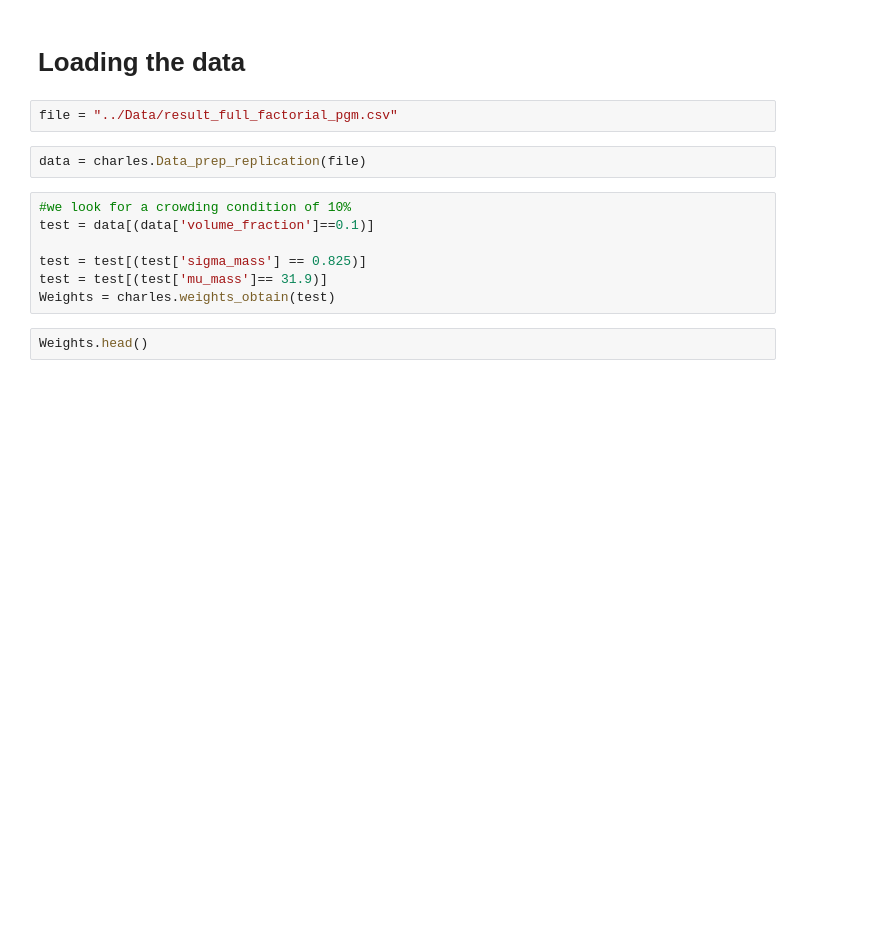
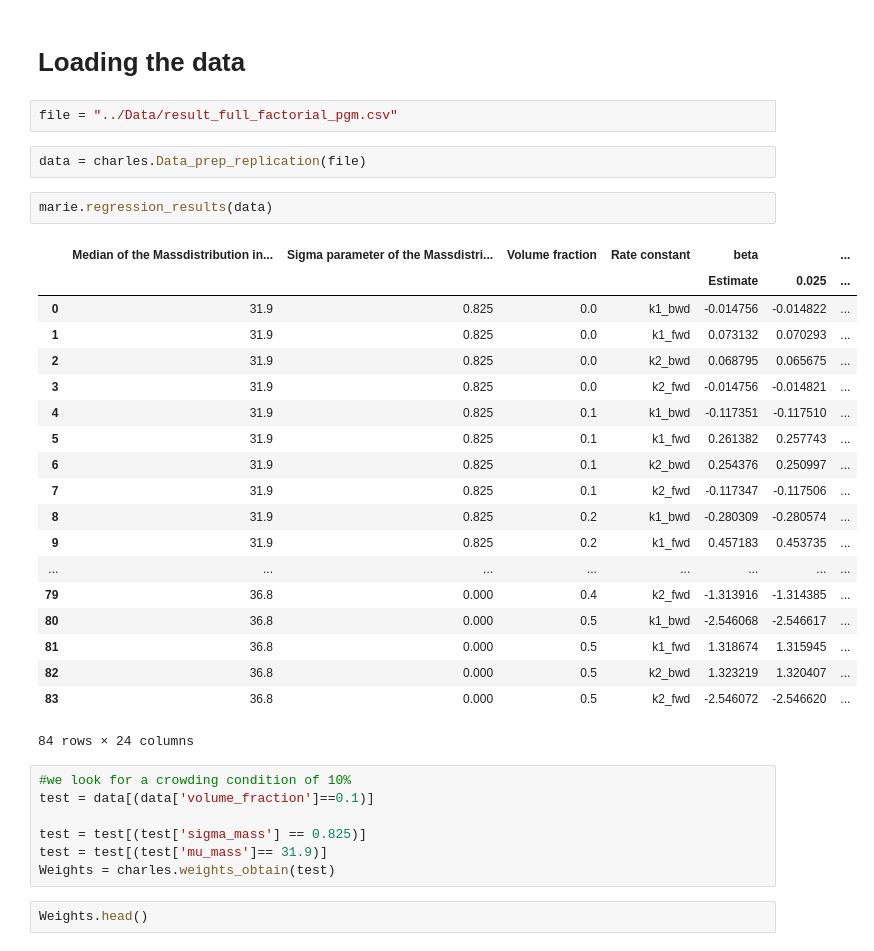
Before and after one commit to WilliamCappelletti/ML_CS433_project2, a Jupyter notebook: src/exploration.ipynb, the cells around one changed output. Cells and saved outputs as stored; diff of their text form; blank space fills up the shorter version.

```diff
--- a/src/exploration.ipynb
+++ b/src/exploration.ipynb
@@ -25,6 +26,28 @@ import general_code
 file = "../Data/result_full_factorial_pgm.csv"
 # %%
 data = charles.Data_prep_replication(file)
+# %%
+marie.regression_results(data)
+# %% [output]
+|  | Median of the Massdistribution in... | Sigma parameter of the Massdistri... | Volume fraction | Rate constant | beta |  | ... |
+|  |  |  |  |  | Estimate | 0.025 | ... |
+| 0 | 31.9 | 0.825 | 0.0 | k1_bwd | -0.014756 | -0.014822 | ... |
+| 1 | 31.9 | 0.825 | 0.0 | k1_fwd | 0.073132 | 0.070293 | ... |
+| 2 | 31.9 | 0.825 | 0.0 | k2_bwd | 0.068795 | 0.065675 | ... |
+| 3 | 31.9 | 0.825 | 0.0 | k2_fwd | -0.014756 | -0.014821 | ... |
+| 4 | 31.9 | 0.825 | 0.1 | k1_bwd | -0.117351 | -0.117510 | ... |
+| 5 | 31.9 | 0.825 | 0.1 | k1_fwd | 0.261382 | 0.257743 | ... |
+| 6 | 31.9 | 0.825 | 0.1 | k2_bwd | 0.254376 | 0.250997 | ... |
+| 7 | 31.9 | 0.825 | 0.1 | k2_fwd | -0.117347 | -0.117506 | ... |
+| 8 | 31.9 | 0.825 | 0.2 | k1_bwd | -0.280309 | -0.280574 | ... |
+| 9 | 31.9 | 0.825 | 0.2 | k1_fwd | 0.457183 | 0.453735 | ... |
+| ... | ... | ... | ... | ... | ... | ... | ... |
+| 79 | 36.8 | 0.000 | 0.4 | k2_fwd | -1.313916 | -1.314385 | ... |
+| 80 | 36.8 | 0.000 | 0.5 | k1_bwd | -2.546068 | -2.546617 | ... |
+| 81 | 36.8 | 0.000 | 0.5 | k1_fwd | 1.318674 | 1.315945 | ... |
+| 82 | 36.8 | 0.000 | 0.5 | k2_bwd | 1.323219 | 1.320407 | ... |
+| 83 | 36.8 | 0.000 | 0.5 | k2_fwd | -2.546072 | -2.546620 | ... |
+84 rows × 24 columns
 # %%
 #we look for a crowding condition of 10%
 test = data[(data['volume_fraction']==0.1)]
```
Also changed, not shown: parts of 1 cell of this notebook.
